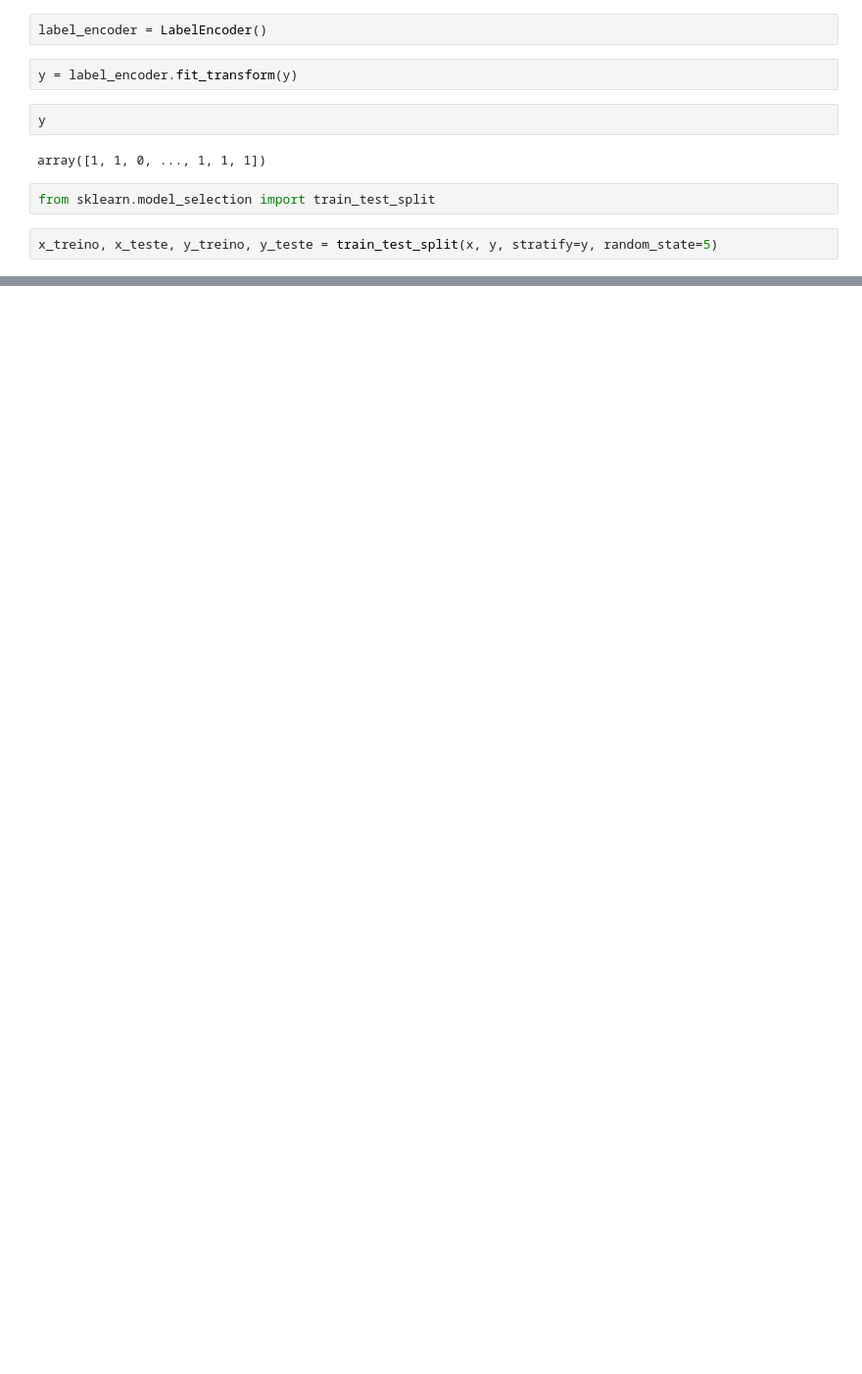
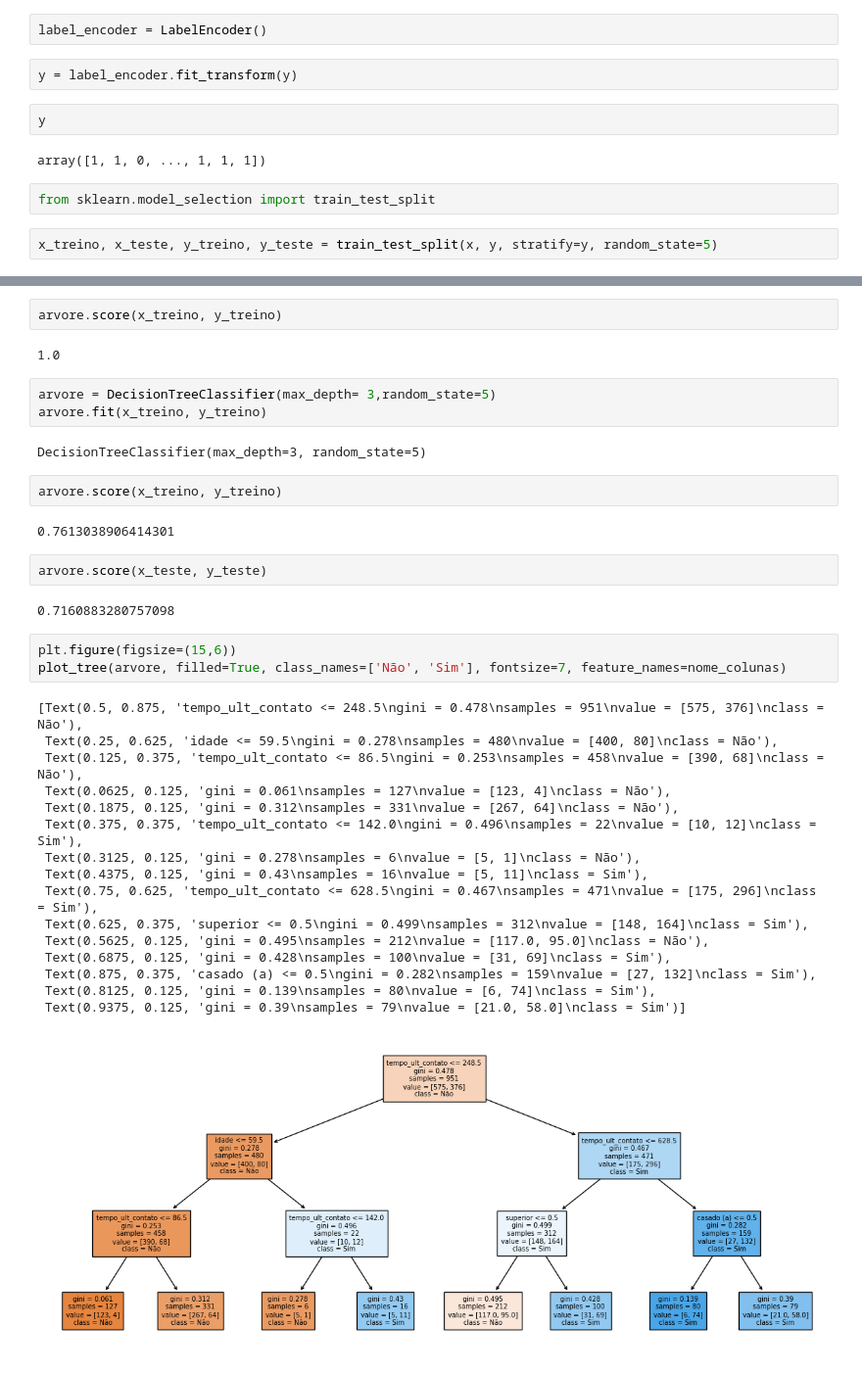
Before and after one commit to 01IgorNascimento/Algoritmo-ML-de-classifica-o, a Jupyter notebook: Primeira Classificacao.ipynb, the cells around one changed output, grey strips where cells are left out. Shown: that part at 98% size. Cells and saved outputs as stored; diff of their text form; blank space fills up the shorter version.

```diff
--- a/Primeira Classificacao.ipynb
+++ b/Primeira Classificacao.ipynb
@@ -128,0 +208,37 @@ x_treino, x_teste, y_treino, y_teste = train_test_split(x, y, stratify=y, random
+# %%
+arvore.score(x_treino, y_treino)
+# %% [output]
+1.0
+# %%
+arvore = DecisionTreeClassifier(max_depth= 3,random_state=5)
+arvore.fit(x_treino, y_treino)
+# %% [output]
+DecisionTreeClassifier(max_depth=3, random_state=5)
+# %%
+arvore.score(x_treino, y_treino)
+# %% [output]
+0.7613038906414301
+# %%
+arvore.score(x_teste, y_teste)
+# %% [output]
+0.7160883280757098
+# %%
+plt.figure(figsize=(15,6))
+plot_tree(arvore, filled=True, class_names=['Não', 'Sim'], fontsize=7, feature_names=nome_colunas)
+# %% [output]
+[Text(0.5, 0.875, 'tempo_ult_contato <= 248.5\ngini = 0.478\nsamples = 951\nvalue = [575, 376]\nclass = Não'),
+ Text(0.25, 0.625, 'idade <= 59.5\ngini = 0.278\nsamples = 480\nvalue = [400, 80]\nclass = Não'),
+ Text(0.125, 0.375, 'tempo_ult_contato <= 86.5\ngini = 0.253\nsamples = 458\nvalue = [390, 68]\nclass = Não'),
+ Text(0.0625, 0.125, 'gini = 0.061\nsamples = 127\nvalue = [123, 4]\nclass = Não'),
+ Text(0.1875, 0.125, 'gini = 0.312\nsamples = 331\nvalue = [267, 64]\nclass = Não'),
+ Text(0.375, 0.375, 'tempo_ult_contato <= 142.0\ngini = 0.496\nsamples = 22\nvalue = [10, 12]\nclass = Sim'),
+ Text(0.3125, 0.125, 'gini = 0.278\nsamples = 6\nvalue = [5, 1]\nclass = Não'),
+ Text(0.4375, 0.125, 'gini = 0.43\nsamples = 16\nvalue = [5, 11]\nclass = Sim'),
+ Text(0.75, 0.625, 'tempo_ult_contato <= 628.5\ngini = 0.467\nsamples = 471\nvalue = [175, 296]\nclass = Sim'),
+ Text(0.625, 0.375, 'superior <= 0.5\ngini = 0.499\nsamples = 312\nvalue = [148, 164]\nclass = Sim'),
+ Text(0.5625, 0.125, 'gini = 0.495\nsamples = 212\nvalue = [117.0, 95.0]\nclass = Não'),
+ Text(0.6875, 0.125, 'gini = 0.428\nsamples = 100\nvalue = [31, 69]\nclass = Sim'),
+ Text(0.875, 0.375, 'casado (a) <= 0.5\ngini = 0.282\nsamples = 159\nvalue = [27, 132]\nclass = Sim'),
+ Text(0.8125, 0.125, 'gini = 0.139\nsamples = 80\nvalue = [6, 74]\nclass = Sim'),
+ Text(0.9375, 0.125, 'gini = 0.39\nsamples = 79\nvalue = [21.0, 58.0]\nclass = Sim')]
+[figure, added]
```
Also changed, not shown: parts of 10 cells of this notebook.
